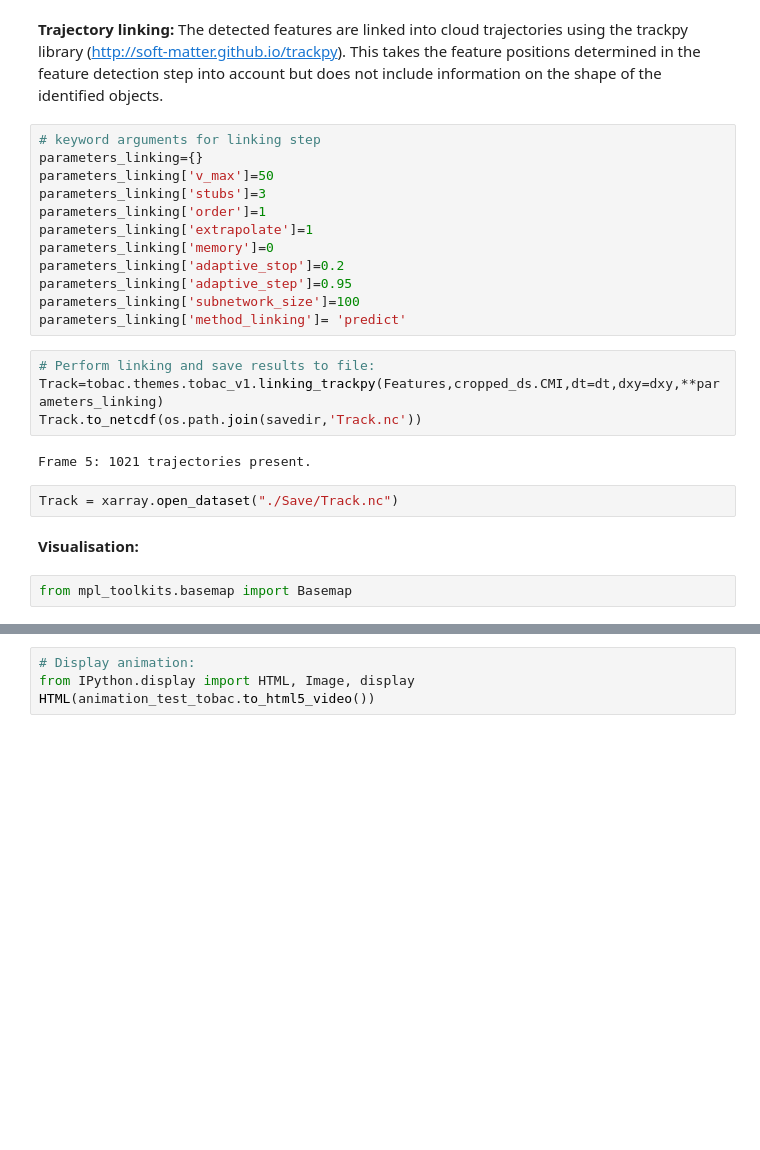
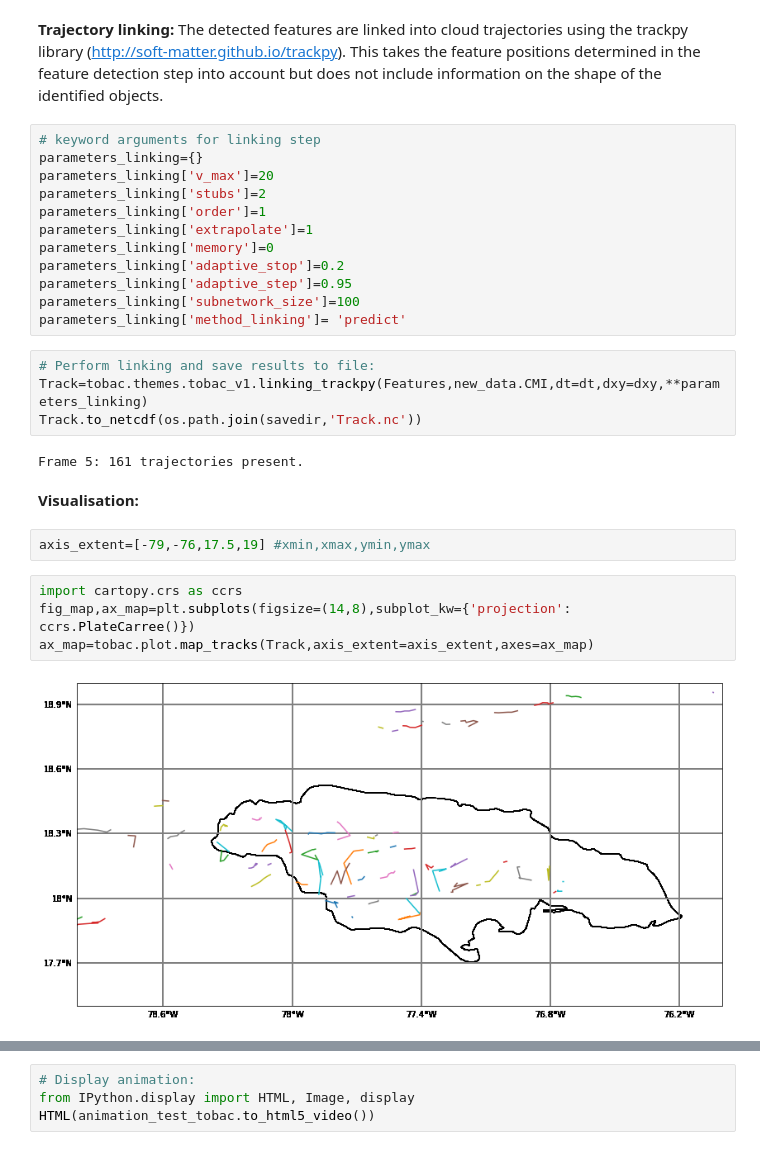
Before and after one commit to tobac-project/tobac-tutorials, a Jupyter notebook: themes/tobac_v1/Example_VIS_Tracking_Satellite/Example_VIS_Tracking_Satellite.ipynb, the cells around one changed output, grey strips where cells are left out. Drawn from its saved outputs; the diff is of its cells as text; blank space fills up the shorter version.

```diff
--- a/themes/tobac_v1/Example_VIS_Tracking_Satellite/Example_VIS_Tracking_Satellite.ipynb
+++ b/themes/tobac_v1/Example_VIS_Tracking_Satellite/Example_VIS_Tracking_Satellite.ipynb
@@ -344,8 +280,8 @@ The detected features are linked into cloud trajectories using the trackpy libra
 # %%
 # keyword arguments for linking step
 parameters_linking={}
-parameters_linking['v_max']=50
-parameters_linking['stubs']=3
+parameters_linking['v_max']=20
+parameters_linking['stubs']=2
 parameters_linking['order']=1
 parameters_linking['extrapolate']=1
 parameters_linking['memory']=0
@@ -355,14 +291,18 @@ parameters_linking['subnetwork_size']=100
 parameters_linking['method_linking']= 'predict'
 # %%
 # Perform linking and save results to file:
-Track=tobac.themes.tobac_v1.linking_trackpy(Features,cropped_ds.CMI,dt=dt,dxy=dxy,**parameters_linking)
+Track=tobac.themes.tobac_v1.linking_trackpy(Features,new_data.CMI,dt=dt,dxy=dxy,**parameters_linking)
 Track.to_netcdf(os.path.join(savedir,'Track.nc'))
 # %% [output]
-Frame 5: 1021 trajectories present.
+Frame 5: 161 trajectories present.
-# %%
-Track = xarray.open_dataset("./Save/Track.nc")
 # %% [markdown]
 **Visualisation:**
-# %%
-from mpl_toolkits.basemap import Basemap
+# %%
+axis_extent=[-79,-76,17.5,19] #xmin,xmax,ymin,ymax
+# %%
+import cartopy.crs as ccrs
+fig_map,ax_map=plt.subplots(figsize=(14,8),subplot_kw={'projection': ccrs.PlateCarree()})
+ax_map=tobac.plot.map_tracks(Track,axis_extent=axis_extent,axes=ax_map)
+# %% [output]
+[figure, added]
 # %%
```
Also changed, not shown: parts of 50 cells of this notebook.
